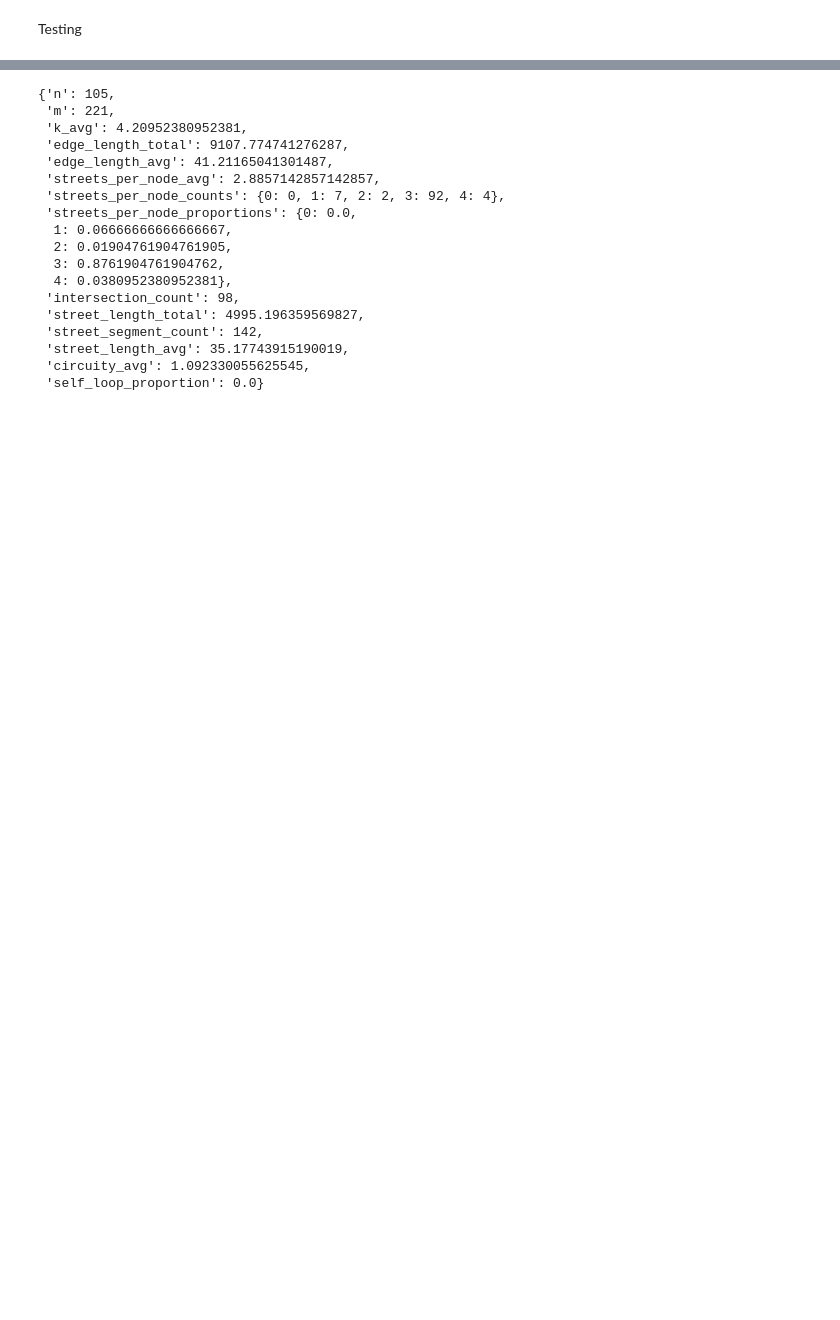
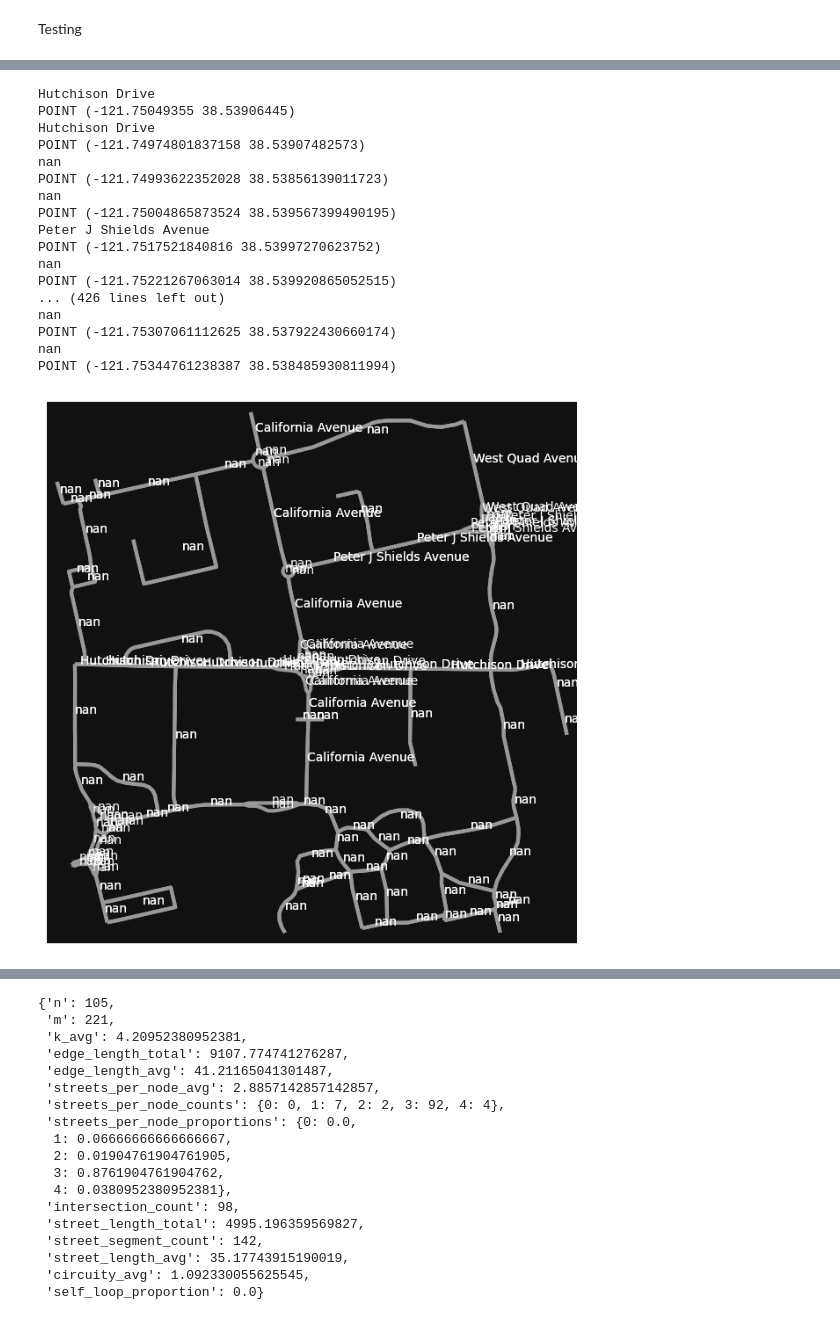
Before and after one commit to darpitydarp/ECI-253, a Jupyter notebook: Final Project/ECI 253 Final Project.ipynb, the cells around one changed output, grey strips where cells are left out. Saved outputs shown, nothing was run; the diff lists cells and outputs as text; code cells hidden in the pictures; blank space fills up the shorter version.

```diff
--- a/Final Project/ECI 253 Final Project.ipynb
+++ b/Final Project/ECI 253 Final Project.ipynb
@@ -37,0 +31,2 @@ testGraph = ox.routing.add_edge_travel_times(testGraph)
+# %%
+nodes, edges = ox.graph_to_gdfs(testGraph)
@@ -37,0 +67,28 @@ testGraph = ox.routing.add_edge_travel_times(testGraph)
+# %%
+fig, ax = ox.plot_graph(testGraph, edge_linewidth=3, node_size=0, show=False, close=False)
+for key, data  in edges.iterrows():
+    text = data['name']
+    print(text)
+    c = data['geometry'].centroid
+    print(c)
+    ax.annotate(text, (c.x, c.y), c='w')
+plt.show()
+# %% [output]
+Hutchison Drive
+POINT (-121.75049355 38.53906445)
+Hutchison Drive
+POINT (-121.74974801837158 38.53907482573)
+nan
+POINT (-121.74993622352028 38.53856139011723)
+nan
+POINT (-121.75004865873524 38.539567399490195)
+Peter J Shields Avenue
+POINT (-121.7517521840816 38.53997270623752)
+nan
+POINT (-121.75221267063014 38.539920865052515)
+... (426 lines left out)
+nan
+POINT (-121.75307061112625 38.537922430660174)
+nan
+POINT (-121.75344761238387 38.538485930811994)
+[figure, added]
```
Also changed, not shown: parts of 29 cells of this notebook, 1 other file.
